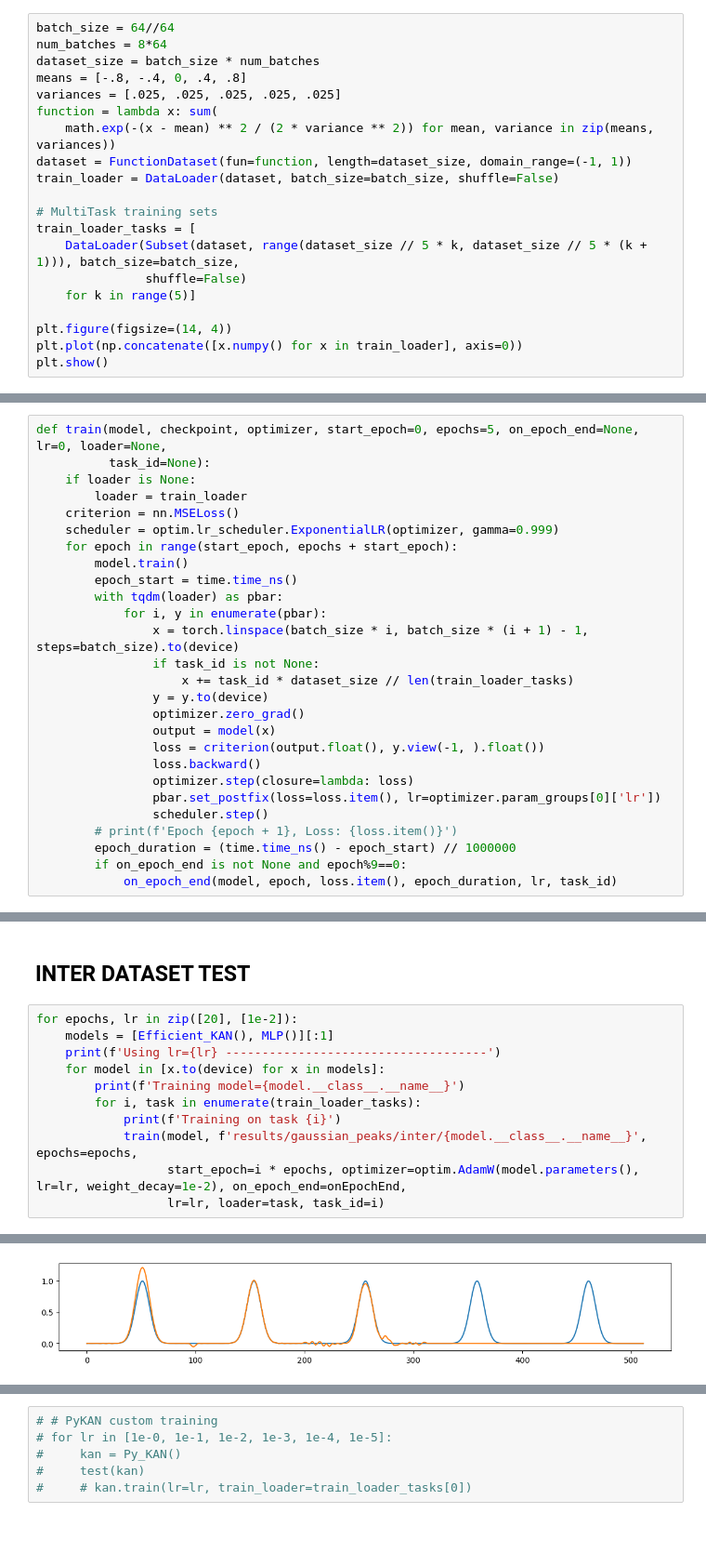
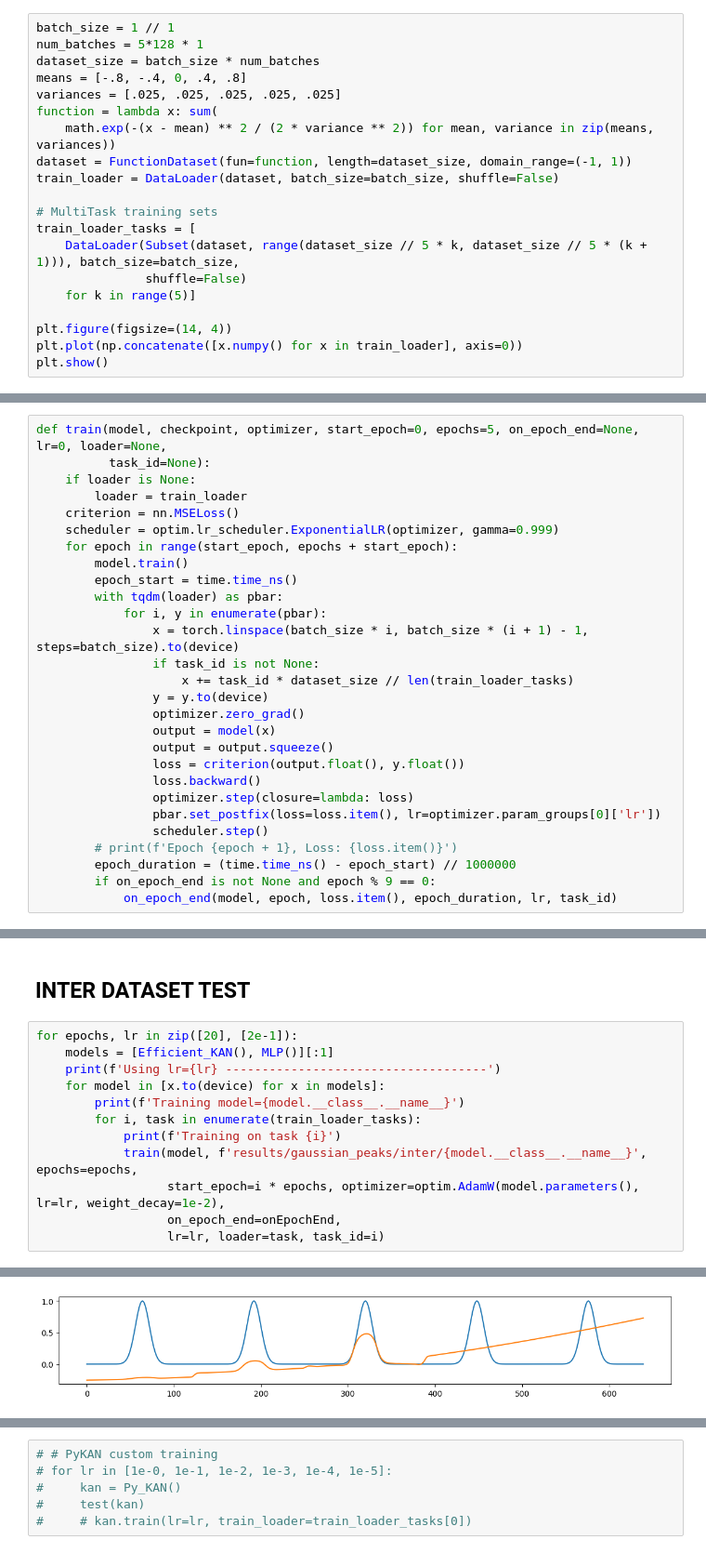
Before and after one commit to MrPio/KAN-Continual_Learning_tests, a Jupyter notebook: Is_EfficientKAN_good.ipynb, the cells around one changed output, grey strips where cells are left out. Shown at 93% size. Saved outputs shown, nothing was run; the diff lists cells and outputs as text.

```diff
--- a/Is_EfficientKAN_good.ipynb
+++ b/Is_EfficientKAN_good.ipynb
@@ -37,8 +37,8 @@ class FunctionDataset(Dataset):
     def __getitem__(self, idx):
         return self.fun(idx / self.length * (self.domain_range[1] - self.domain_range[0]) + self.domain_range[0])
 # %%
-batch_size = 64//64
-num_batches = 8*64
+batch_size = 1 // 1
+num_batches = 5*128 * 1
 dataset_size = batch_size * num_batches
 means = [-.8, -.4, 0, .4, .8]
 variances = [.025, .025, .025, .025, .025]
@@ -124,14 +124,15 @@ def train(model, checkpoint, optimizer, start_epoch=0, epochs=5, on_epoch_end=No
                 y = y.to(device)
                 optimizer.zero_grad()
                 output = model(x)
-                loss = criterion(output.float(), y.view(-1, ).float())
+                output = output.squeeze()
+                loss = criterion(output.float(), y.float())
                 loss.backward()
                 optimizer.step(closure=lambda: loss)
                 pbar.set_postfix(loss=loss.item(), lr=optimizer.param_groups[0]['lr'])
                 scheduler.step()
         # print(f'Epoch {epoch + 1}, Loss: {loss.item()}')
         epoch_duration = (time.time_ns() - epoch_start) // 1000000
-        if on_epoch_end is not None and epoch%9==0:
+        if on_epoch_end is not None and epoch % 9 == 0:
             on_epoch_end(model, epoch, loss.item(), epoch_duration, lr, task_id)
 # %%
 def test(model):
@@ -207,7 +208,7 @@ for lr in [1e-2]:
 # %% [markdown]
 ## INTER DATASET TEST
 # %%
-for epochs, lr in zip([20], [1e-2]):
+for epochs, lr in zip([20], [2e-1]):
     models = [Efficient_KAN(), MLP()][:1]
     print(f'Using lr={lr} ------------------------------------')
     for model in [x.to(device) for x in models]:
@@ -215,6 +216,7 @@ for epochs, lr in zip([20], [1e-2]):
         for i, task in enumerate(train_loader_tasks):
             print(f'Training on task {i}')
             train(model, f'results/gaussian_peaks/inter/{model.__class__.__name__}', epochs=epochs,
-                  start_epoch=i * epochs, optimizer=optim.AdamW(model.parameters(), lr=lr, weight_decay=1e-2), on_epoch_end=onEpochEnd,
+                  start_epoch=i * epochs, optimizer=optim.AdamW(model.parameters(), lr=lr, weight_decay=1e-2),
+                  on_epoch_end=onEpochEnd,
                   lr=lr, loader=task, task_id=i)
 # %% [output]
@@ -230,2 +232,2 @@ Training on task 1
 Training on task 2
-[figure, old version]
+[figure, new version]
```
Also changed, not shown: parts of 2 cells of this notebook, 1 other file.
